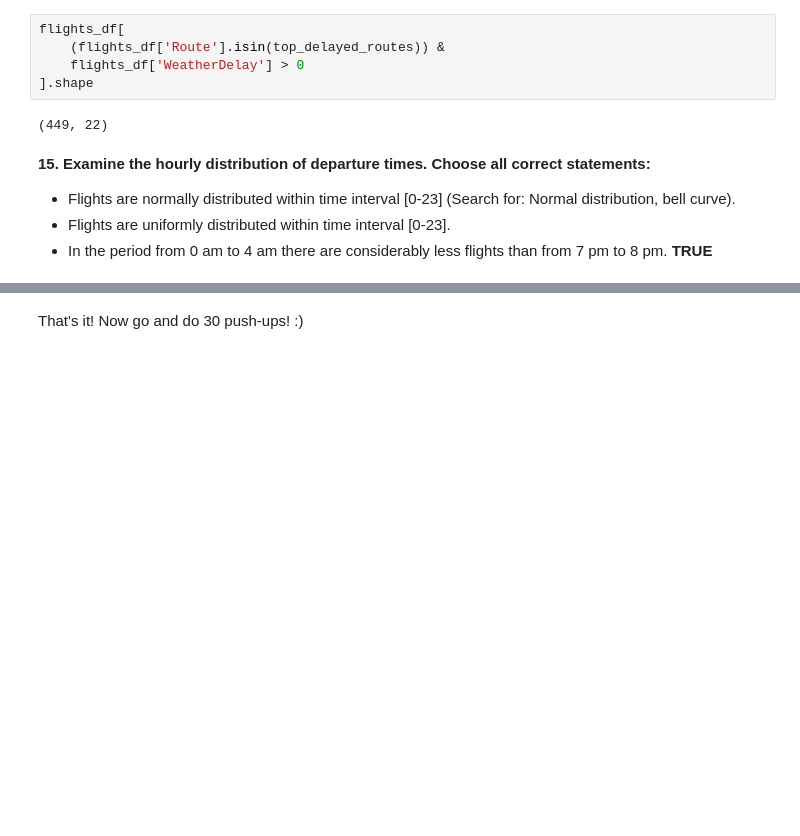
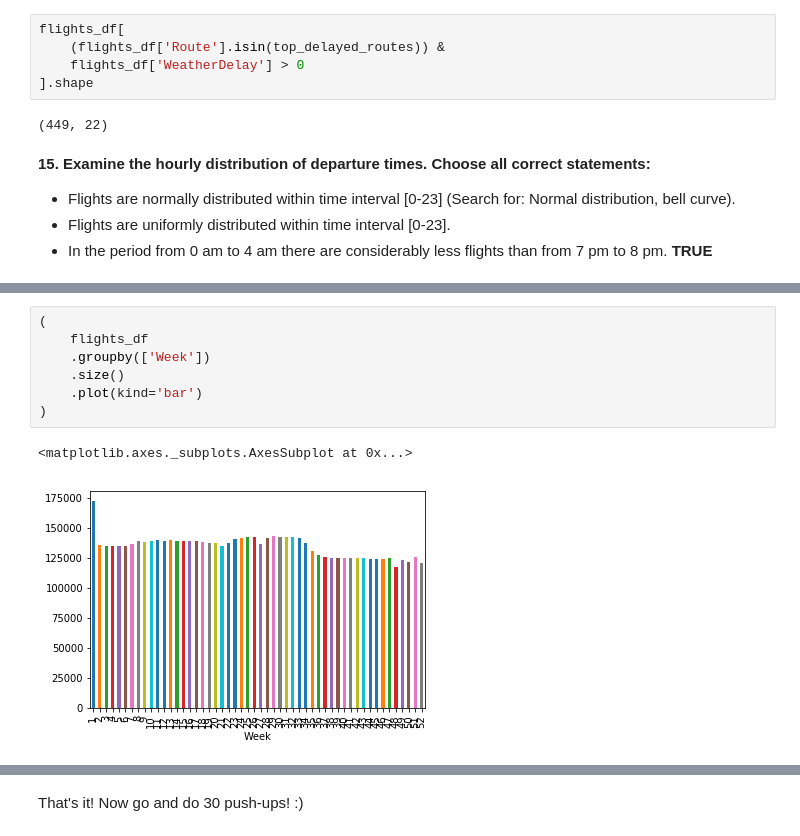
Before and after one commit to lavandosovich/ods_course, a Jupyter notebook: assignment1_USA_flights_EDA.ipynb, the cells around one changed output, grey strips where cells are left out. Drawn from its saved outputs; the diff is of its cells as text; blank space fills up the shorter version.

```diff
--- a/assignment1_USA_flights_EDA.ipynb
+++ b/assignment1_USA_flights_EDA.ipynb
@@ -668,0 +693,10 @@ _Hint_: Look for official meteorological winter months for the Nothern Hemisphse
+# %%
+(
+    flights_df
+    .groupby(['Week'])
+    .size()
+    .plot(kind='bar')
+)
+# %% [output]
+<matplotlib.axes._subplots.AxesSubplot at 0x...>
+[figure, added]
```
Also changed, not shown: parts of 39 cells of this notebook.
